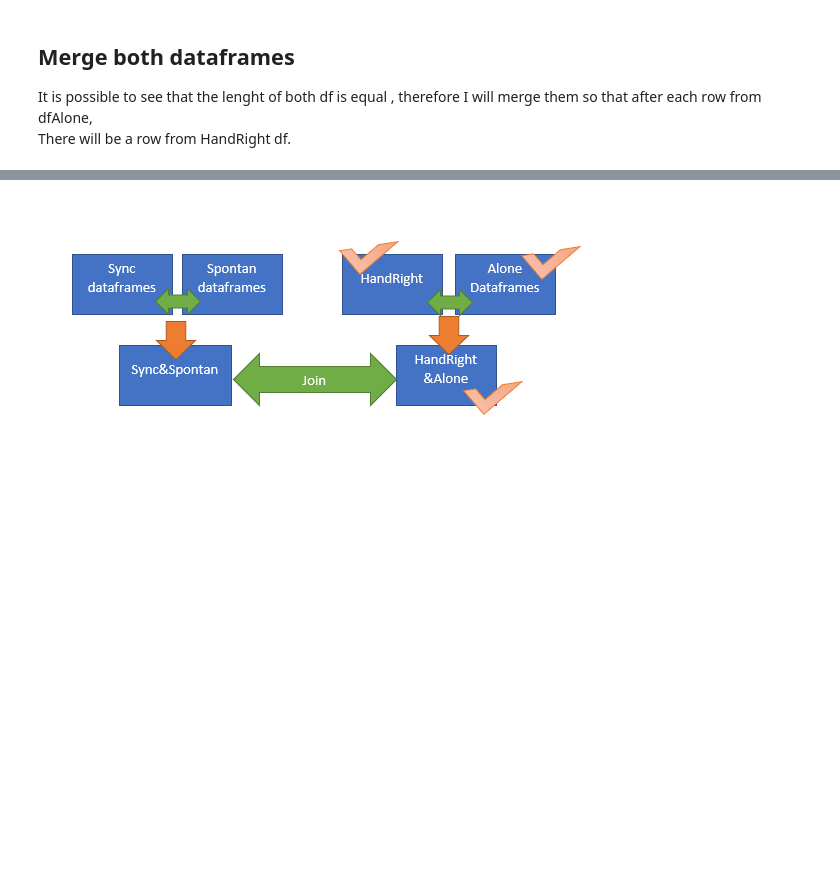
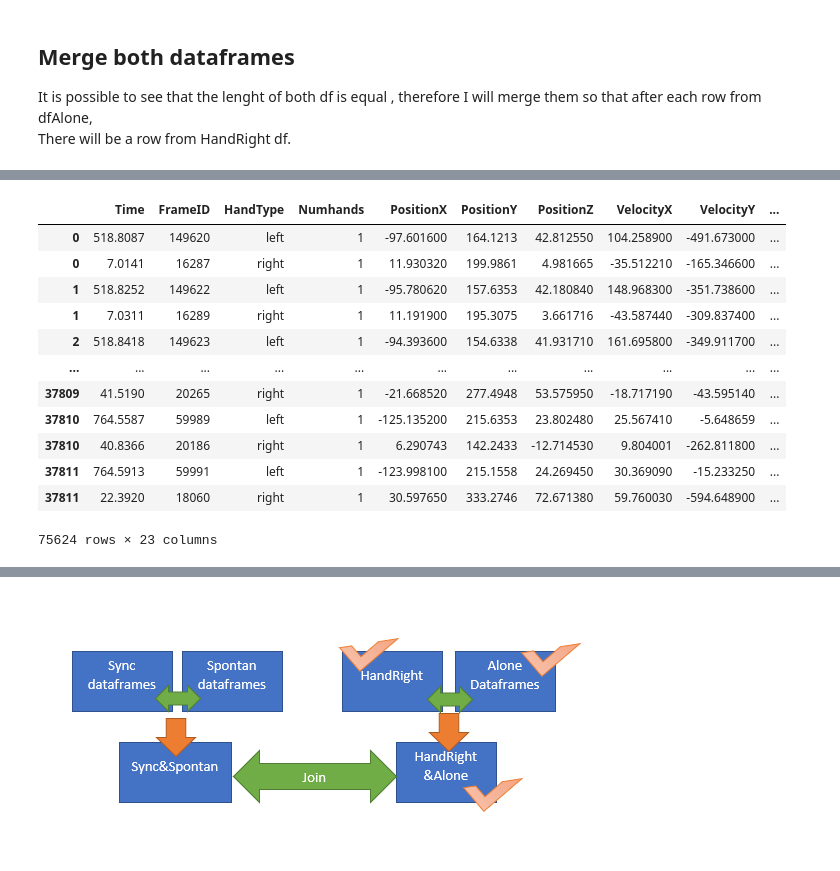
Before and after one commit to yuvalTrip/Final-Project-First-Year-Semester-B, a Jupyter notebook: Pandas- Classification work-Hands Positions.ipynb, the cells around one changed output, grey strips where cells are left out. Saved outputs shown, nothing was run; the diff lists cells and outputs as text; code cells hidden in the pictures; blank space fills up the shorter version.

Commit message:
data cleaning have been finished.Unite has been starting
Fixing the problem I had with the first 7 seconds.
All data cleaning have been finished.
Started to merge between df.

```diff
--- a/Pandas- Classification work-Hands Positions.ipynb
+++ b/Pandas- Classification work-Hands Positions.ipynb
@@ -270,0 +306,5 @@ for i in range(len(syncListTest)):
+# %%
+
+#for example lets take the SpontanTrain array
+for element in range(len(SpontanTrain)):
+    print (SpontanTrain[element].shape)
@@ -270,0 +348,5 @@ for i in range(len(syncListTest)):
+# %%
+#Now let's check again the size of every df from SpontanTrain
+for element in range(len(SpontanTrain)):
+    print (SpontanTrain[element].shape)
+print("As you can see the size has been changed, therefore it concluded that we deleted invalid records.")
@@ -278,14 +417,12 @@ Before I will start, let me show you what I want to do:
 # %%
 #Merge all Alone dataframes train into one, with concat method as we learned previous semester
 
-frames_alone_train=[Evyatar_alone,Nofar_alone,Oriya_alone,Orya_alone,Revital_alone,Shahar_alone,Shelly_alone,Yael_alone,Yoel_alone]
-dfAloneTrain = pd.concat(frames_alone_train)
+dfAloneTrain = pd.concat(AloneTrain)
 dfAloneTrain=dfAloneTrain.reset_index()
 dfAloneTrain.drop(['index'],axis='columns', inplace=True)
 
 #Now the test set
-frames_alone_test=[Oded_alone,Mor_alone,litiel_alone]
-dfAloneTest = pd.concat(frames_alone_test)
+dfAloneTest = pd.concat(AloneTest)
 dfAloneTest=dfAloneTest.reset_index()
 dfAloneTest.drop(['index'],axis='columns', inplace=True)
 # %%
@@ -305,9 +447,9 @@ print("Therefore, we need to add more",len(dfAloneTrain.index)-len(dfAloneTrain.
 # %% [markdown]
 ## Turn both dataframes to the same size
 # %%
-#I will choose randomlymore 4390 out of 4390 - Allow a random selection of the same row more than once (by setting replace=True):
+#I will choose randomly more len(dfAloneTrain.index)-len(HandRight.index) - Allow a random selection of the same row more than once (by setting replace=True):
 
-dfAddHandRight = HandRight.sample(n=26238 ,replace=True)
+dfAddHandRight = HandRight.sample(n=len(dfAloneTrain.index)-len(HandRight.index) ,replace=True)
 
 #and merge it with the HandRight df that already exist
 
@@ -318,6 +460,8 @@ dfHandRight1=dfHandRight1.reset_index()
 dfHandRight1.drop(['index'],axis='columns', inplace=True)
 HandRight=dfHandRight1
 HandRight
+#I will define the whole column 'HandPosition_Label' as 0 (alone position)
+HandRight['HandPosition_Label']=0
 # %%
 print(HandRight.shape)
 print(dfAloneTrain.shape)
@@ -334,9 +485,23 @@ dfAloneAndRight
 # %%
-#i=0
-#while i<30130:
-#    dfAloneAndRight=dfAloneAndRight.append(dfAlone.loc[[i]])
-#    dfAloneAndRight=dfAloneAndRight.append(HandRight.loc[[i]])
-#    i=i+1
-#dfAloneAndRight
+i=0
+while i<37812:
+    dfAloneAndRight=dfAloneAndRight.append(dfAloneTrain.loc[[i]])
+    dfAloneAndRight=dfAloneAndRight.append(HandRight.loc[[i]])
+    i=i+1
+dfAloneAndRight
+# %% [output]
+|  | Time | FrameID | HandType | Numhands | PositionX | PositionY | PositionZ | VelocityX | VelocityY | ... |
+| 0 | 518.8087 | 149620 | left | 1 | -97.601600 | 164.1213 | 42.812550 | 104.258900 | -491.673000 | ... |
+| 0 | 7.0141 | 16287 | right | 1 | 11.930320 | 199.9861 | 4.981665 | -35.512210 | -165.346600 | ... |
+| 1 | 518.8252 | 149622 | left | 1 | -95.780620 | 157.6353 | 42.180840 | 148.968300 | -351.738600 | ... |
+| 1 | 7.0311 | 16289 | right | 1 | 11.191900 | 195.3075 | 3.661716 | -43.587440 | -309.837400 | ... |
+| 2 | 518.8418 | 149623 | left | 1 | -94.393600 | 154.6338 | 41.931710 | 161.695800 | -349.911700 | ... |
+| ... | ... | ... | ... | ... | ... | ... | ... | ... | ... | ... |
+| 37809 | 41.5190 | 20265 | right | 1 | -21.668520 | 277.4948 | 53.575950 | -18.717190 | -43.595140 | ... |
+| 37810 | 764.5587 | 59989 | left | 1 | -125.135200 | 215.6353 | 23.802480 | 25.567410 | -5.648659 | ... |
+| 37810 | 40.8366 | 20186 | right | 1 | 6.290743 | 142.2433 | -12.714530 | 9.804001 | -262.811800 | ... |
+| 37811 | 764.5913 | 59991 | left | 1 | -123.998100 | 215.1558 | 24.269450 | 30.369090 | -15.233250 | ... |
+| 37811 | 22.3920 | 18060 | right | 1 | 30.597650 | 333.2746 | 72.671380 | 59.760030 | -594.648900 | ... |
+75624 rows × 23 columns
 # %%
 #instead of run this cell every time, I will save it as csv file
```
Also changed, not shown: parts of 69 cells of this notebook.
